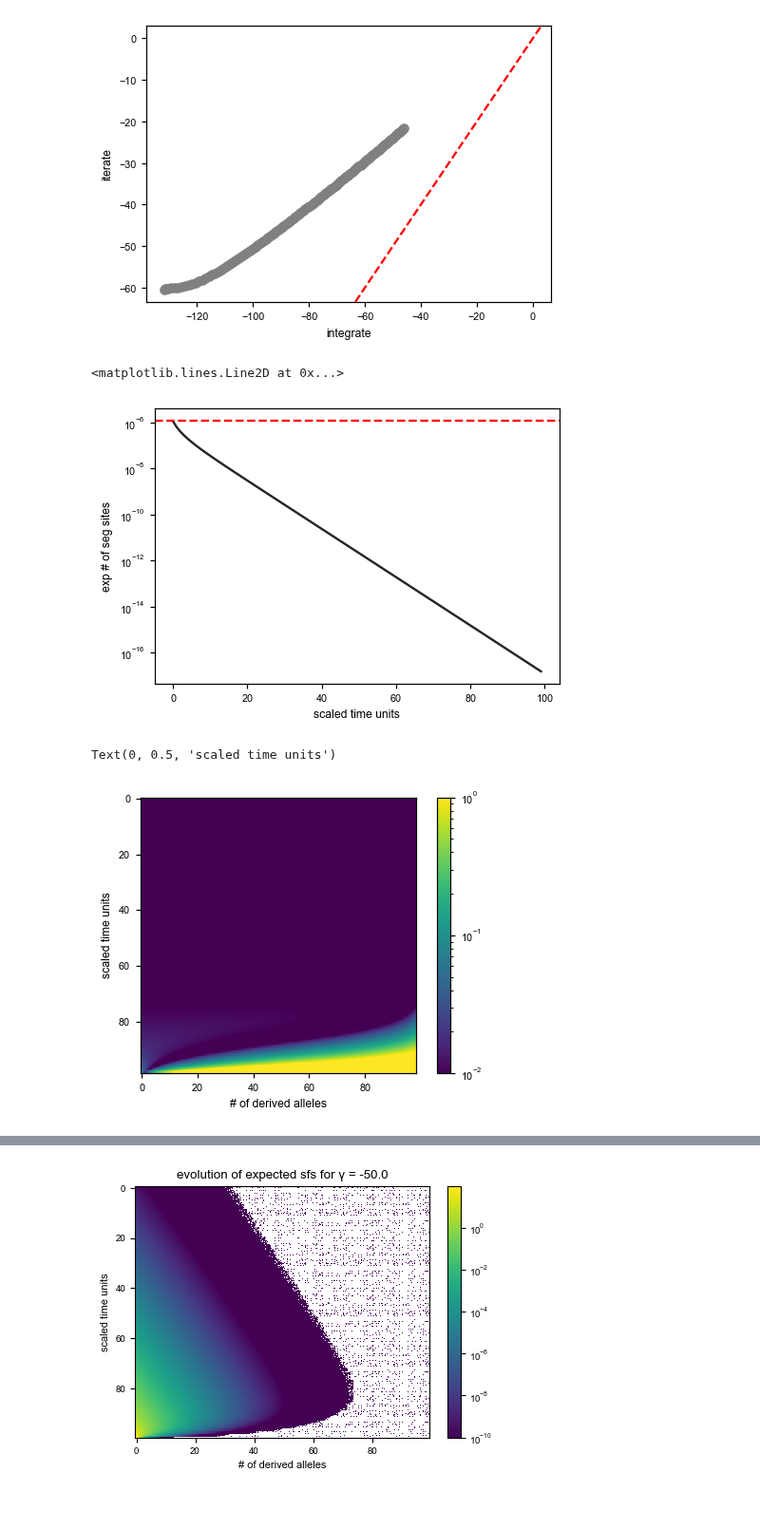
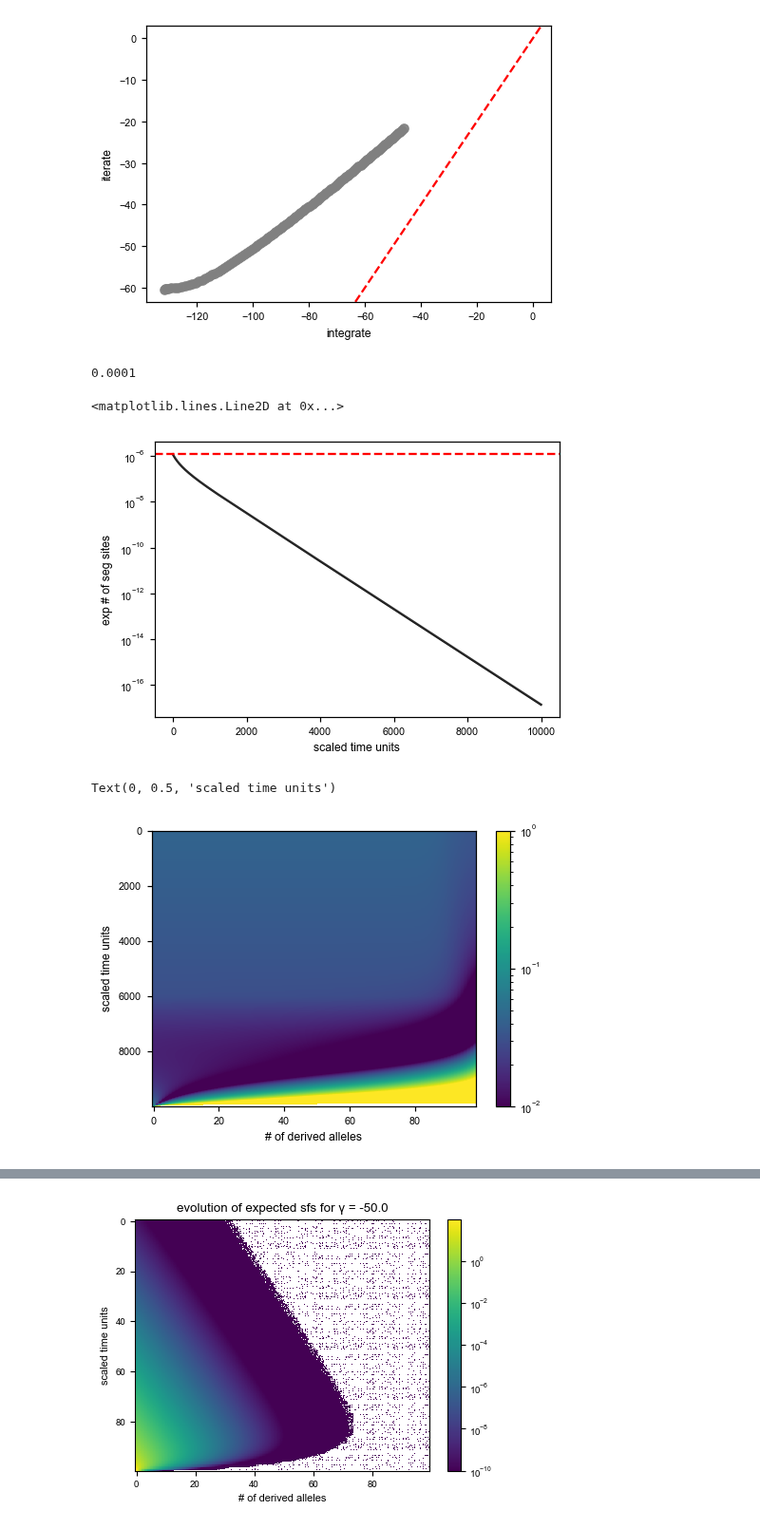
Before and after one commit to VivaswatS/selCoefEst, a Jupyter notebook: mom-framework.ipynb, the cells around one changed output, grey strips where cells are left out. Shown at 95% size. Saved outputs shown, nothing was run; the diff lists cells and outputs as text; code cells hidden in the pictures.

Commit message:
function for p(x,a|gamma) using mom but giving same results as NN - requires more detective work

```diff
--- a/mom-framework.ipynb
+++ b/mom-framework.ipynb
@@ -25,10 +26,9 @@ plt.rcParams["figure.dpi"] = 110
 plt.rcParams.update({"figure.facecolor": "white"})
 # %%
 N = 5000
-# gamma = -np.exp(np.linspace(np.log(0.02),np.log(50),25))
-s = -25/N # 25/N -> gamma = 50 - strong selection
+s = -10/N # 25/N -> gamma = 50 - strong selection
 mu = 1.25e-8 # human mutation rate
-n = 100 # 2 * # of inds sampled, diploid
+n = 20 # 2 * # of inds sampled, diploid
 
 # start in generation 10 so generation 11 has all zeros (going back in time)
 tot_gen = 10000
@@ -71,7 +71,7 @@ def calcJK13(n):
     return J
 # %%
 ## testbed for a single realization of gen = t
-mom[tot_gen,1] = n*1 # singleton input
+mom[tot_gen,1] = 1 # singleton input
 
 # going from generation 9 to 0
 for gen in np.arange(tot_gen)[::-1]:
@@ -113,30 +119,34 @@ plt.axline((0,0),slope=1,color='red',ls='--'); plt.xlabel('integrate'); plt.ylab
 # %% [output]
 Text(0, 0.5, 'iterate')
 [figure]
+# %%
+1/tot_gen
+# %% [output]
+0.0001
 # %%
 # for dt in
-fsmat = np.zeros((100,n+1))
-for idt, dt in enumerate(np.linspace(1e-3*T,T,100)[::-1]):
+fsmat = np.zeros((tot_gen,n+1))
+for idt, dt in enumerate(np.linspace(1e-3*T,T,tot_gen)[::-1]):
     fs = moments.Spectrum(np.zeros(n + 1))
     fs[1] = n*1
-    fs.integrate([1], dt, gamma=0.5*s*2*N, h=0.5, theta=0, adapt_dt=True)
+    fs.integrate([1], dt, gamma=0.5*s*2*N, h=0.5, theta=0, adapt_dt=False)
     fsmat[idt,:] = mu*fs
 # %%
-plt.plot(range(100)[::-1],np.sum(fsmat[:,1:100],axis=1),color='black',alpha=1)
-plt.plot(range(100)[::-1],np.sum(mom2[time_steps,1:100],axis=1),color='grey',alpha=0.3)
+plt.plot(range(10000)[::-1],np.sum(fsmat[:,1:100],axis=1),color='black',alpha=1)
+plt.plot(range(10000)[::-1],np.sum(mom2[1:,1:100],axis=1),color='grey',alpha=0.3)
 plt.semilogy(); plt.xlabel('scaled time units'); plt.ylabel('exp # of seg sites')
 plt.axhline(n*mu, color='red', ls='--',label='sample scaled mutation rate')
 # %% [output]
 <matplotlib.lines.Line2D at 0x...>
-[figure, old version]
+[figure, new version]
 # %%
 # np.sum(fsmat[:,1:],axis=1)
-plt.imshow(np.abs(fsmat[:-1,1:100]-mom2[time_steps[:-1],1:100])/mom2[time_steps[:-1],1:100],norm=colors.LogNorm(vmax=1,vmin=1e-2))
+plt.imshow(np.abs(fsmat[:-1,1:100]-mom2[:-2,1:100])/mom2[:-2,1:100],aspect='auto',norm=colors.LogNorm(vmax=1,vmin=1e-2))
 # plt.imshow(np.abs(fsmat[:-1,1:100]-mom2[time_steps[:-1],1:100]),norm=colors.LogNorm(vmin=1e-20))
 plt.colorbar(); plt.xlabel('# of derived alleles'); plt.ylabel('scaled time units')
 # %% [output]
 Text(0, 0.5, 'scaled time units')
-[figure, old version]
+[figure, new version]
 # %%
 # np.where(np.max(np.abs(fsmat[:,1:100]-mom2[time_steps,1:100])))
 # mom2[time_steps,2]
```
Also changed, not shown: parts of 31 cells of this notebook.
